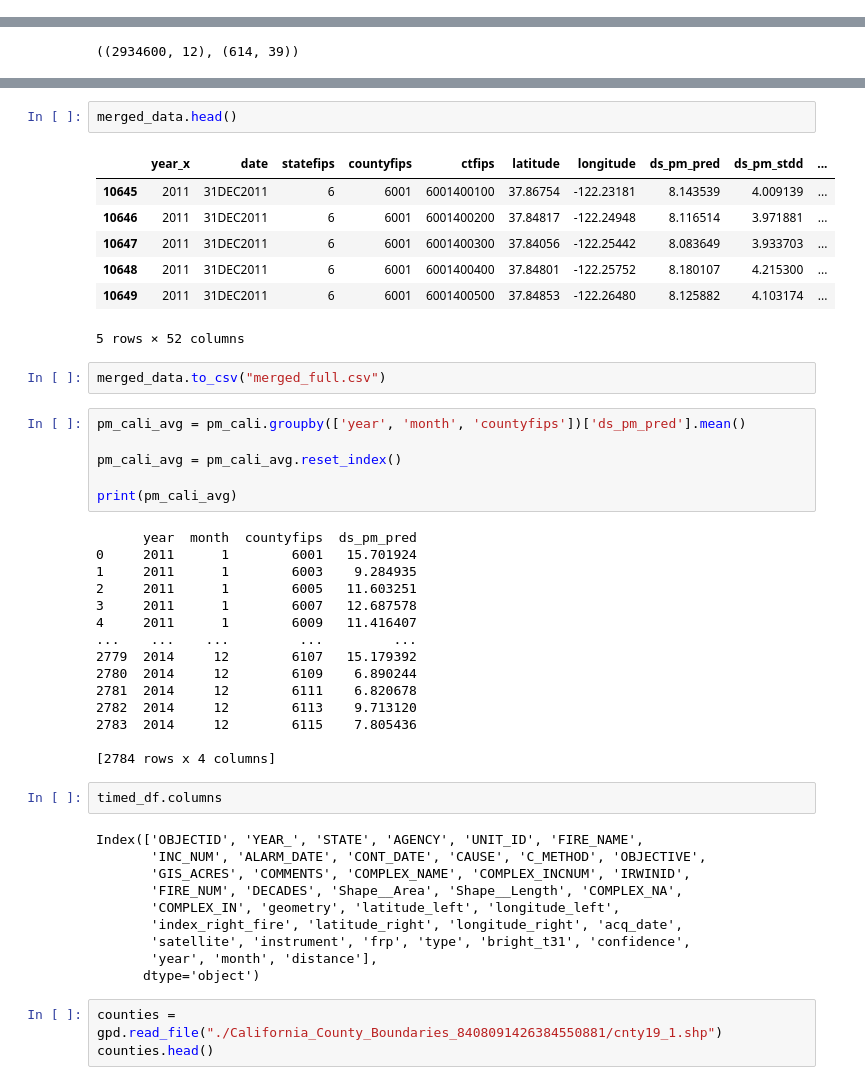
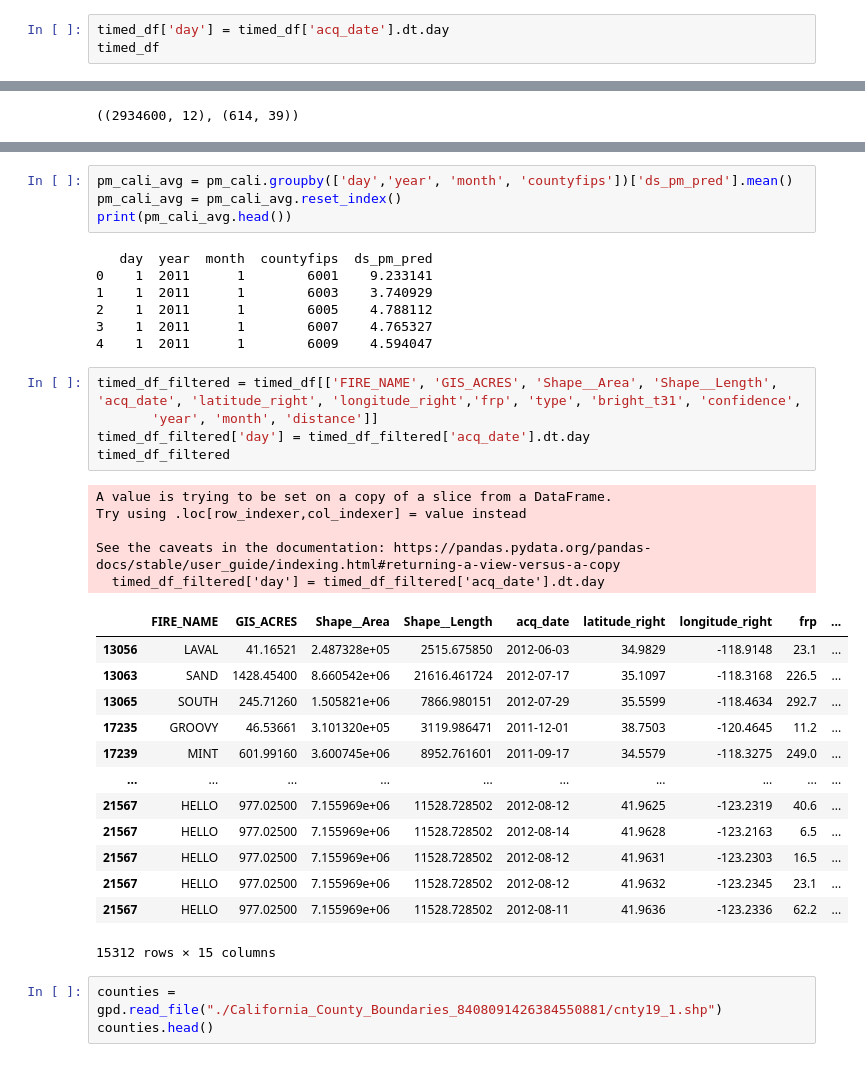
Before and after one commit to oTaira/emberalert, a Jupyter notebook: fireforce_V2.ipynb, the cells around one changed output, grey strips where cells are left out. Saved outputs shown, nothing was run; the diff lists cells and outputs as text.

```diff
--- a/fireforce_V2.ipynb
+++ b/fireforce_V2.ipynb
@@ -362,0 +351,3 @@ timed_df
+# %%
+timed_df['day'] = timed_df['acq_date'].dt.day
+timed_df
@@ -498,48 +456,38 @@ merged_data = pd.merge(pm25_geo, timed_df, left_on='nearest_wildfire_idx', right
-# %%
-merged_data.head()
-# %% [output]
-|  | year_x | date | statefips | countyfips | ctfips | latitude | longitude | ds_pm_pred | ds_pm_stdd | ... |
-| 10645 | 2011 | 31DEC2011 | 6 | 6001 | 6001400100 | 37.86754 | -122.23181 | 8.143539 | 4.009139 | ... |
-| 10646 | 2011 | 31DEC2011 | 6 | 6001 | 6001400200 | 37.84817 | -122.24948 | 8.116514 | 3.971881 | ... |
-| 10647 | 2011 | 31DEC2011 | 6 | 6001 | 6001400300 | 37.84056 | -122.25442 | 8.083649 | 3.933703 | ... |
-| 10648 | 2011 | 31DEC2011 | 6 | 6001 | 6001400400 | 37.84801 | -122.25752 | 8.180107 | 4.215300 | ... |
-| 10649 | 2011 | 31DEC2011 | 6 | 6001 | 6001400500 | 37.84853 | -122.26480 | 8.125882 | 4.103174 | ... |
-5 rows × 52 columns
-# %%
-merged_data.to_csv("merged_full.csv")
 # %%
-pm_cali_avg = pm_cali.groupby(['year', 'month', 'countyfips'])['ds_pm_pred'].mean()
-
+pm_cali_avg = pm_cali.groupby(['day','year', 'month', 'countyfips'])['ds_pm_pred'].mean()
 pm_cali_avg = pm_cali_avg.reset_index()
-
-print(pm_cali_avg)
+print(pm_cali_avg.head())
 # %% [output]
-      year  month  countyfips  ds_pm_pred
-0     2011      1        6001   15.701924
-1     2011      1        6003    9.284935
-2     2011      1        6005   11.603251
-3     2011      1        6007   12.687578
-4     2011      1        6009   11.416407
-...    ...    ...         ...         ...
-2779  2014     12        6107   15.179392
-2780  2014     12        6109    6.890244
-2781  2014     12        6111    6.820678
-2782  2014     12        6113    9.713120
-2783  2014     12        6115    7.805436
-
-[2784 rows x 4 columns]
+   day  year  month  countyfips  ds_pm_pred
+0    1  2011      1        6001    9.233141
+1    1  2011      1        6003    3.740929
+2    1  2011      1        6005    4.788112
+3    1  2011      1        6007    4.765327
+4    1  2011      1        6009    4.594047
-# %%
-timed_df.columns
-# %% [output]
-Index(['OBJECTID', 'YEAR_', 'STATE', 'AGENCY', 'UNIT_ID', 'FIRE_NAME',
-       'INC_NUM', 'ALARM_DATE', 'CONT_DATE', 'CAUSE', 'C_METHOD', 'OBJECTIVE',
-       'GIS_ACRES', 'COMMENTS', 'COMPLEX_NAME', 'COMPLEX_INCNUM', 'IRWINID',
-       'FIRE_NUM', 'DECADES', 'Shape__Area', 'Shape__Length', 'COMPLEX_NA',
-       'COMPLEX_IN', 'geometry', 'latitude_left', 'longitude_left',
-       'index_right_fire', 'latitude_right', 'longitude_right', 'acq_date',
-       'satellite', 'instrument', 'frp', 'type', 'bright_t31', 'confidence',
-       'year', 'month', 'distance'],
-      dtype='object')
+# %%
+timed_df_filtered = timed_df[['FIRE_NAME', 'GIS_ACRES', 'Shape__Area', 'Shape__Length', 'acq_date', 'latitude_right', 'longitude_right','frp', 'type', 'bright_t31', 'confidence',
+       'year', 'month', 'distance']]
+timed_df_filtered['day'] = timed_df_filtered['acq_date'].dt.day
+timed_df_filtered
+# %% [output]
+A value is trying to be set on a copy of a slice from a DataFrame.
+Try using .loc[row_indexer,col_indexer] = value instead
+
+See the caveats in the documentation: https://pandas.pydata.org/pandas-docs/stable/user_guide/indexing.html#returning-a-view-versus-a-copy
+  timed_df_filtered['day'] = timed_df_filtered['acq_date'].dt.day
+|  | FIRE_NAME | GIS_ACRES | Shape__Area | Shape__Length | acq_date | latitude_right | longitude_right | frp | ... |
+| 13056 | LAVAL | 41.16521 | 2.487328e+05 | 2515.675850 | 2012-06-03 | 34.9829 | -118.9148 | 23.1 | ... |
+| 13063 | SAND | 1428.45400 | 8.660542e+06 | 21616.461724 | 2012-07-17 | 35.1097 | -118.3168 | 226.5 | ... |
+| 13065 | SOUTH | 245.71260 | 1.505821e+06 | 7866.980151 | 2012-07-29 | 35.5599 | -118.4634 | 292.7 | ... |
+| 17235 | GROOVY | 46.53661 | 3.101320e+05 | 3119.986471 | 2011-12-01 | 38.7503 | -120.4645 | 11.2 | ... |
+| 17239 | MINT | 601.99160 | 3.600745e+06 | 8952.761601 | 2011-09-17 | 34.5579 | -118.3275 | 249.0 | ... |
+| ... | ... | ... | ... | ... | ... | ... | ... | ... | ... |
+| 21567 | HELLO | 977.02500 | 7.155969e+06 | 11528.728502 | 2012-08-12 | 41.9625 | -123.2319 | 40.6 | ... |
+| 21567 | HELLO | 977.02500 | 7.155969e+06 | 11528.728502 | 2012-08-14 | 41.9628 | -123.2163 | 6.5 | ... |
+| 21567 | HELLO | 977.02500 | 7.155969e+06 | 11528.728502 | 2012-08-12 | 41.9631 | -123.2303 | 16.5 | ... |
+| 21567 | HELLO | 977.02500 | 7.155969e+06 | 11528.728502 | 2012-08-12 | 41.9632 | -123.2345 | 23.1 | ... |
+| 21567 | HELLO | 977.02500 | 7.155969e+06 | 11528.728502 | 2012-08-11 | 41.9636 | -123.2336 | 62.2 | ... |
+15312 rows × 15 columns
 # %%
 counties = gpd.read_file("./California_County_Boundaries_8408091426384550881/cnty19_1.shp")
 counties.head()
```
Also changed, not shown: parts of 31 cells of this notebook.
